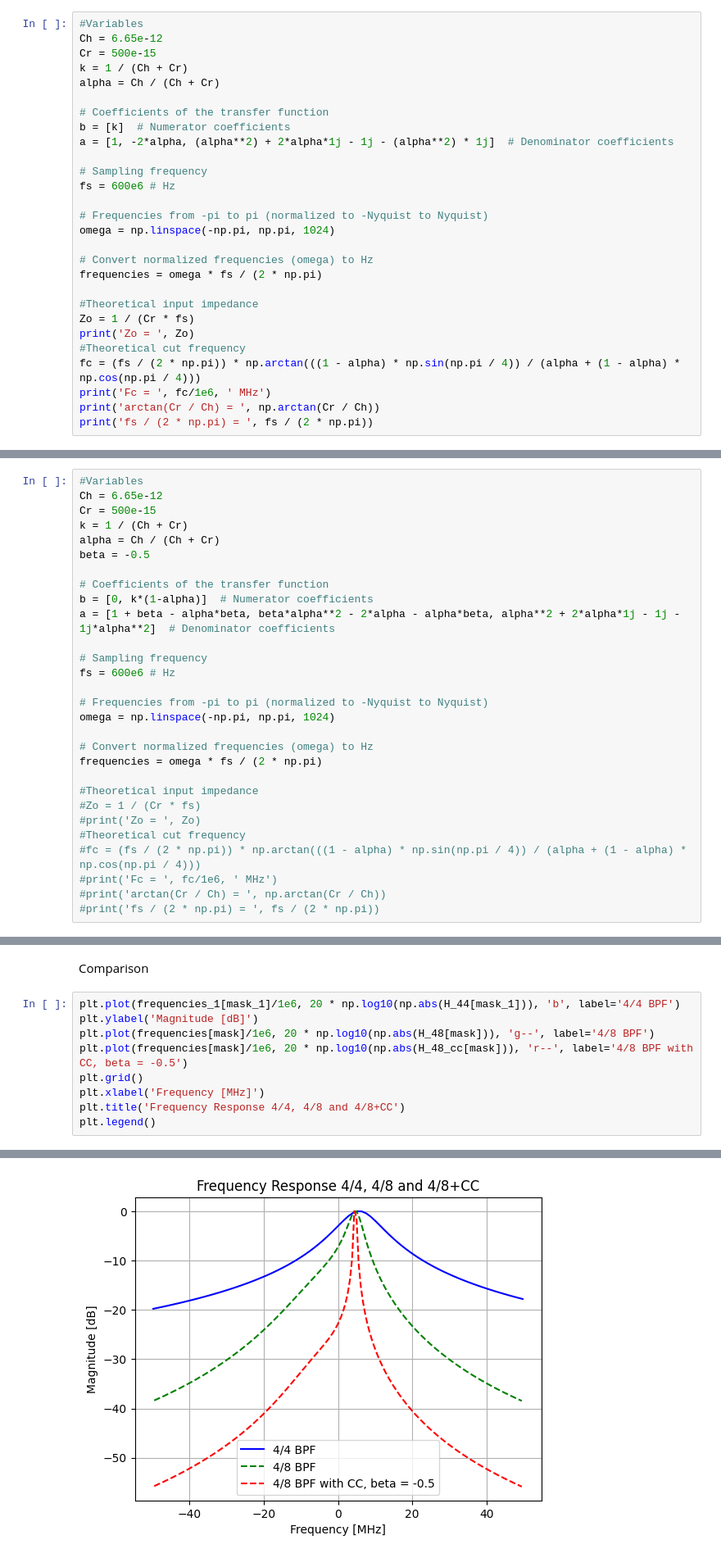
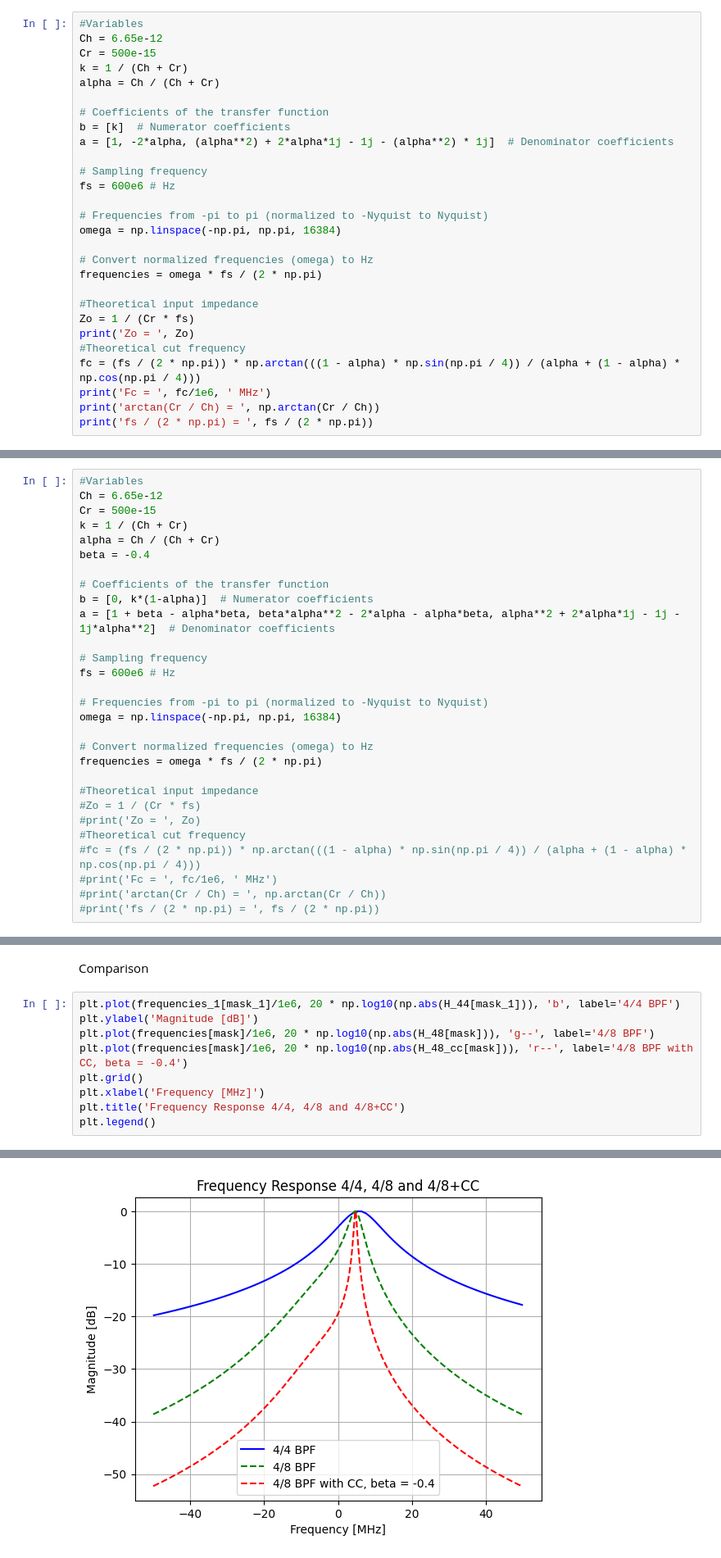
Before and after one commit to arthurmorbach/dt-filters, a Jupyter notebook: fResponse.ipynb, the cells around one changed output, grey strips where cells are left out. Shown: that part at 82% size. Drawn from its saved outputs; the diff is of its cells as text.

```diff
--- a/fResponse.ipynb
+++ b/fResponse.ipynb
@@ -131,7 +131,7 @@ a = [1, -2*alpha, (alpha**2) + 2*alpha*1j - 1j - (alpha**2) * 1j]  # Denominator
 fs = 600e6 # Hz
 
 # Frequencies from -pi to pi (normalized to -Nyquist to Nyquist)
-omega = np.linspace(-np.pi, np.pi, 1024)
+omega = np.linspace(-np.pi, np.pi, 16384)
 
 # Convert normalized frequencies (omega) to Hz
 frequencies = omega * fs / (2 * np.pi)
@@ -218,7 +218,7 @@ Ch = 6.65e-12
 Cr = 500e-15
 k = 1 / (Ch + Cr)
 alpha = Ch / (Ch + Cr)
-beta = -0.5
+beta = -0.4
 
 # Coefficients of the transfer function
 b = [0, k*(1-alpha)]  # Numerator coefficients
@@ -228,7 +228,7 @@ a = [1 + beta - alpha*beta, beta*alpha**2 - 2*alpha - alpha*beta, alpha**2 + 2*a
 fs = 600e6 # Hz
 
 # Frequencies from -pi to pi (normalized to -Nyquist to Nyquist)
-omega = np.linspace(-np.pi, np.pi, 1024)
+omega = np.linspace(-np.pi, np.pi, 16384)
 
 # Convert normalized frequencies (omega) to Hz
 frequencies = omega * fs / (2 * np.pi)
@@ -294,12 +294,12 @@ Comparison
 # %%
 plt.plot(frequencies_1[mask_1]/1e6, 20 * np.log10(np.abs(H_44[mask_1])), 'b', label='4/4 BPF')
 plt.ylabel('Magnitude [dB]')
 plt.plot(frequencies[mask]/1e6, 20 * np.log10(np.abs(H_48[mask])), 'g--', label='4/8 BPF')
-plt.plot(frequencies[mask]/1e6, 20 * np.log10(np.abs(H_48_cc[mask])), 'r--', label='4/8 BPF with CC, beta = -0.5')
+plt.plot(frequencies[mask]/1e6, 20 * np.log10(np.abs(H_48_cc[mask])), 'r--', label='4/8 BPF with CC, beta = -0.4')
 plt.grid()
 plt.xlabel('Frequency [MHz]')
 plt.title('Frequency Response 4/4, 4/8 and 4/8+CC')
 plt.legend()
 # %% [output]
 <matplotlib.legend.Legend at 0x...>
-[figure, old version]
+[figure, new version]
```
Also changed, not shown: parts of 3 cells of this notebook.
